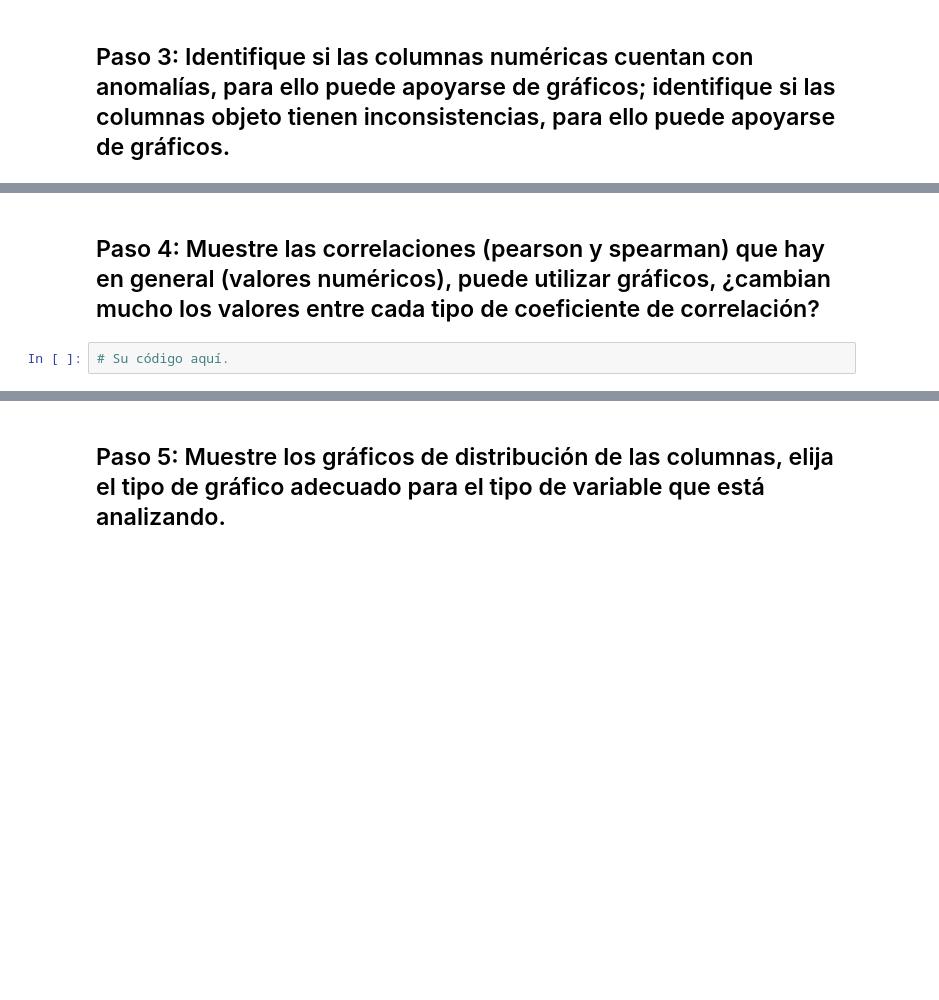
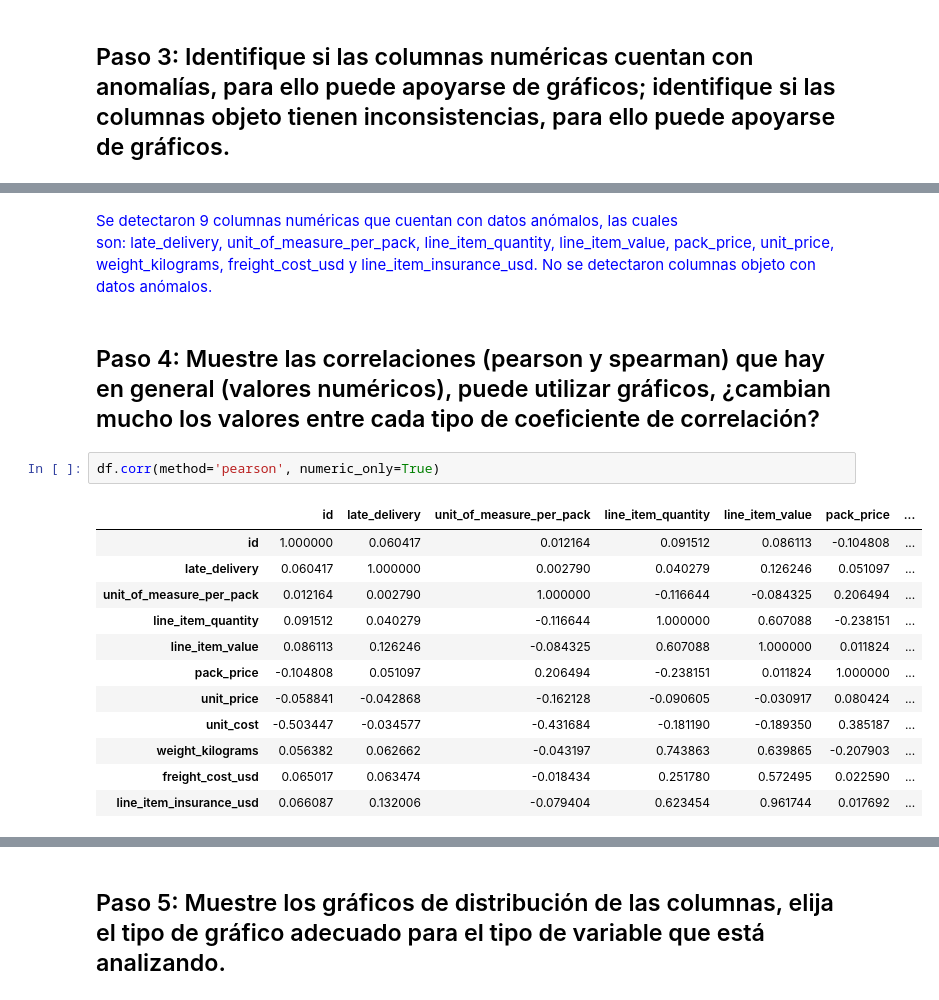
Before and after one commit to LAXELmve/EDA_LINEAR-REGRESSION_HYPOTHESIS_Axel-Martin-Vega-Espinoza, a Jupyter notebook: Proyecto_2-Axel_Vega.ipynb, the cells around one changed output, grey strips where cells are left out. Saved outputs shown, nothing was run; the diff lists cells and outputs as text; blank space fills up the shorter version.

```diff
--- a/Proyecto_2-Axel_Vega.ipynb
+++ b/Proyecto_2-Axel_Vega.ipynb
@@ -113,4 +236,21 @@ None
+# %% [markdown]
+<p style ="color:blue;">
+    Se detectaron 9 columnas numéricas que cuentan con datos anómalos, las cuales son: late_delivery, unit_of_measure_per_pack, line_item_quantity, line_item_value, pack_price, unit_price, weight_kilograms, freight_cost_usd y line_item_insurance_usd. No se detectaron columnas objeto con datos anómalos.
+</p>
 # %% [markdown]
 ## Paso 4: Muestre las correlaciones (pearson y spearman) que hay en general (valores numéricos), puede utilizar gráficos, ¿cambian mucho los valores entre cada tipo de coeficiente de correlación?
 # %%
-# Su código aquí.
+df.corr(method='pearson', numeric_only=True)
+# %% [output]
+|  | id | late_delivery | unit_of_measure_per_pack | line_item_quantity | line_item_value | pack_price | ... |
+| id | 1.000000 | 0.060417 | 0.012164 | 0.091512 | 0.086113 | -0.104808 | ... |
+| late_delivery | 0.060417 | 1.000000 | 0.002790 | 0.040279 | 0.126246 | 0.051097 | ... |
+| unit_of_measure_per_pack | 0.012164 | 0.002790 | 1.000000 | -0.116644 | -0.084325 | 0.206494 | ... |
+| line_item_quantity | 0.091512 | 0.040279 | -0.116644 | 1.000000 | 0.607088 | -0.238151 | ... |
+| line_item_value | 0.086113 | 0.126246 | -0.084325 | 0.607088 | 1.000000 | 0.011824 | ... |
+| pack_price | -0.104808 | 0.051097 | 0.206494 | -0.238151 | 0.011824 | 1.000000 | ... |
+| unit_price | -0.058841 | -0.042868 | -0.162128 | -0.090605 | -0.030917 | 0.080424 | ... |
+| unit_cost | -0.503447 | -0.034577 | -0.431684 | -0.181190 | -0.189350 | 0.385187 | ... |
+| weight_kilograms | 0.056382 | 0.062662 | -0.043197 | 0.743863 | 0.639865 | -0.207903 | ... |
+| freight_cost_usd | 0.065017 | 0.063474 | -0.018434 | 0.251780 | 0.572495 | 0.022590 | ... |
+| line_item_insurance_usd | 0.066087 | 0.132006 | -0.079404 | 0.623454 | 0.961744 | 0.017692 | ... |
```
Also changed, not shown: parts of 9 cells of this notebook.
